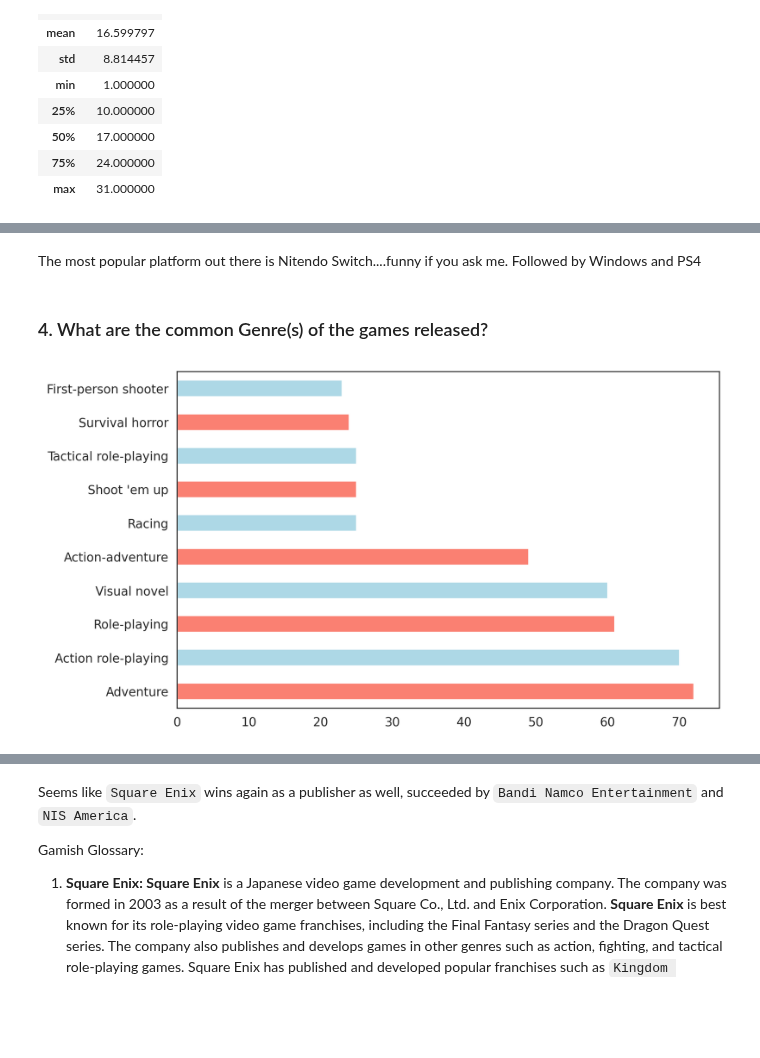
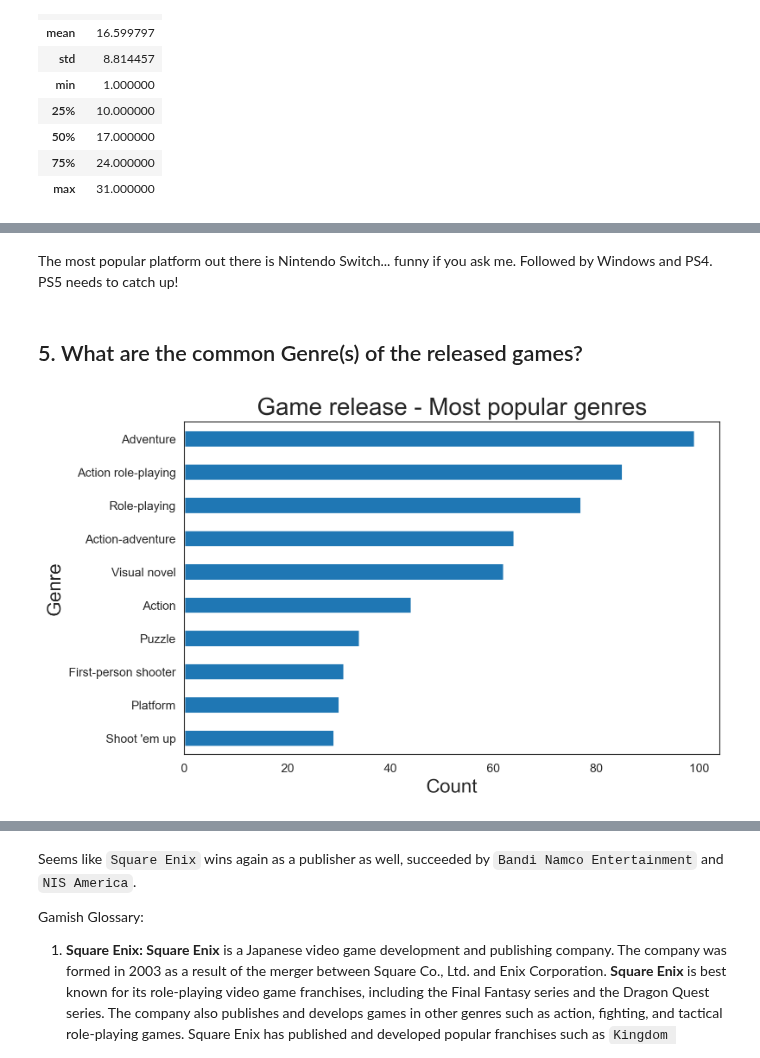
Before and after one commit to muhammadanas0716/Machine-Learning-101, a Jupyter notebook: Projects/(EDA) Video Games Released in 2022/(EDA) Video Games Relased in 2022.ipynb, the cells around one changed output, grey strips where cells are left out. Saved outputs shown, nothing was run; the diff lists cells and outputs as text; code cells hidden in the pictures; blank space fills up the shorter version.

```diff
--- a/Projects/(EDA) Video Games Released in 2022/(EDA) Video Games Relased in 2022.ipynb
+++ b/Projects/(EDA) Video Games Released in 2022/(EDA) Video Games Relased in 2022.ipynb
@@ -137,4 +148,0 @@ df_games["Month"].value_counts(ascending=True).plot(linewidth=20, color=colors);
-# %%
-df_games.sort_values(by="Day", inplace=True)
-df_games.reset_index(inplace=True)
-df_games.drop("index", axis=1, inplace=True)
@@ -166,25 +209,23 @@ We have a column by the name of `Platforms(s)`, which in raw shape (as it is) is
 # Import the Counter Collection
 from collections import Counter
 
-# Make the needed list for platforms and the dictionary for storing the platform count
-platforms = []
-platform_counts = {}
+def get_count_from_column(df: pd.DataFrame, column_name: str) -> pd.Series:
+    # Make the needed list for the results
+    result = []
 
-# Create a list with all the platforms possible
-for row in df_games["Platform(s)"]:
-    platforms.append(row)
+    # Create a list with all the values possible
+    for row in df[column_name]:
+        result.append(row)
 
-# Strip the commas and add each indivitual word as an independent item in the list
-platforms_total = [i.strip() for word in platforms for i in word.split(",")]
+    # Strip the commas and add each individual word as an independent item in the list
+    result_total = [i.strip() for word in result for i in word.split(",")]
 
-# Get the total count a platform is repeated
-platform_counts = Counter(platforms_total)
+    # Get the total count a value is repeated
+    result_counts = Counter(result_total)
 
-# Get the unique elements and their counts into a dataframe
-platforms = pd.DataFrame.from_dict(platform_counts, orient='index', columns=['count']).reset_index()
-platforms.columns = ['letter','count']
-platforms.drop(14, axis=0, inplace=True)
-platforms.drop(11, axis=0, inplace=True)
+    # Get the unique elements and their counts into a dataframe
+    platforms = pd.DataFrame.from_dict(result_counts, orient='index', columns=['count']).reset_index()
+    platforms.columns = ['letter','count']
 
-# Show the DataFrame
-platforms
+    # return the DataFrame
+    return platforms.sort_values('count', ascending=False).reset_index(drop=True)
@@ -209,9 +241,13 @@ platforms
 # %% [markdown]
-The most popular platform out there is Nitendo Switch....funny if you ask me. Followed by Windows and PS4
+The most popular platform out there is Nintendo Switch... funny if you ask me. Followed by Windows and PS4. PS5 needs to catch up!
 # %% [markdown]
-### 4. What are the common Genre(s) of the games released?
+## 5. What are the common Genre(s) of the released games?
 # %%
-plt.figure(figsize=(8, 5), dpi=250)
-df_games["Genre(s)"].value_counts().nlargest(10).plot(kind="barh", color=colors);
+plt.figure(figsize=(8, 5), dpi=200)
+get_count_from_column(df_games, "Genre(s)").set_index("letter")["count"].nlargest(10).sort_values().plot(kind="barh")
+plt.title("Game release - Most popular genres", size=20)
+plt.xlabel("Count", size=16)
+plt.ylabel("Genre", size=16)
+plt.show()
 # %% [output]
-[figure, old version]
+[figure, new version]
```
Also changed, not shown: parts of 60 cells of this notebook.
